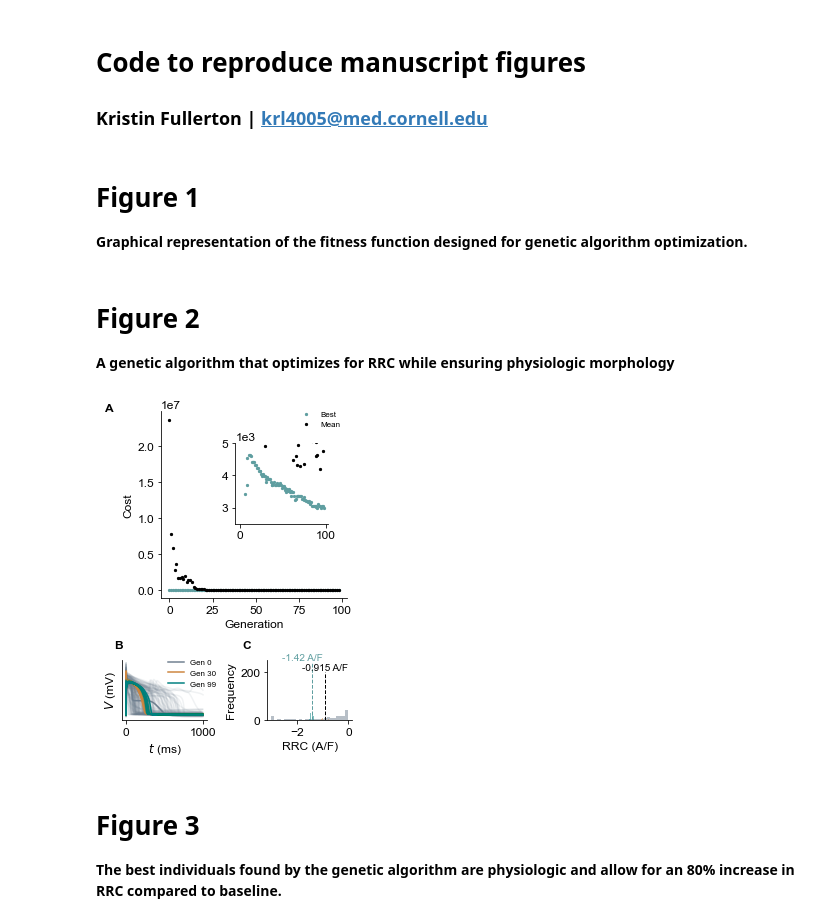
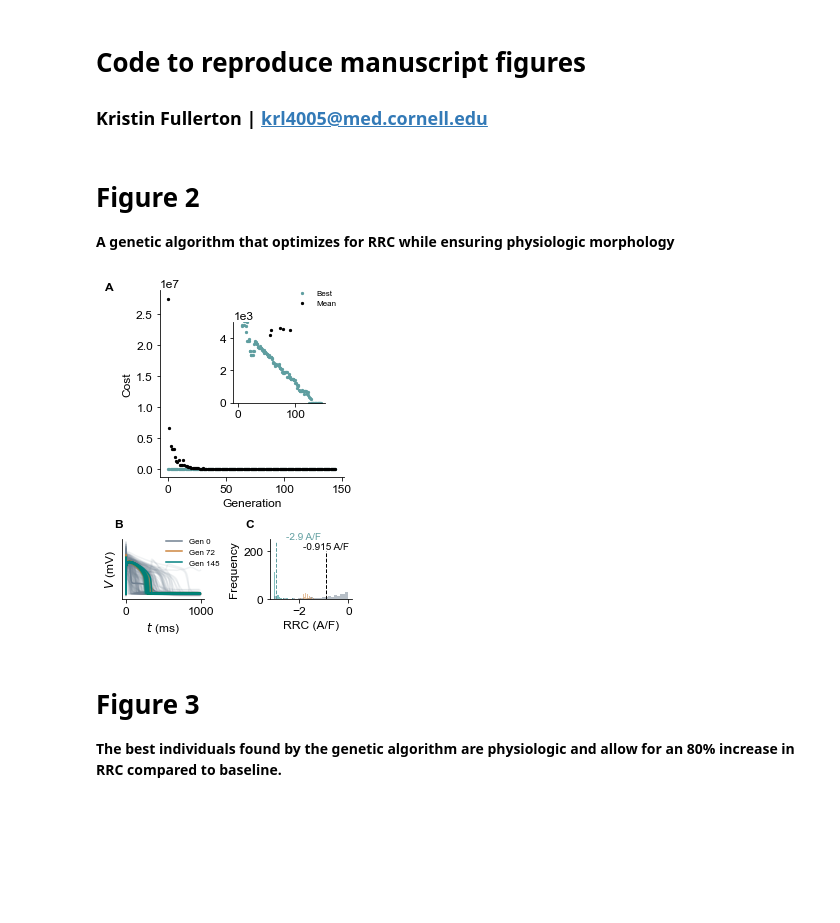
Before and after one commit to Christini-Lab/rrc-conductance-profile, a Jupyter notebook: reproduce_figures copy.ipynb, the cells around one changed output. Saved outputs shown, nothing was run; the diff lists cells and outputs as text; code cells hidden in the pictures; blank space fills up the shorter version.

```diff
--- a/reproduce_figures copy.ipynb
+++ b/reproduce_figures copy.ipynb
@@ -35,26 +35,22 @@ yScalarFormatter.set_powerlimits((0,0))
 # LOAD DATA
 
 
-data_path = '../'
-figures_path = '../figures/'
+data_path = '../new_ga_data/'
+figures_path = '../new_ga_data/figures/'
 
-all_trials =  generate_alldata(data_path, trials = ['trial1'])
+all_trials =  generate_alldata(data_path, trials = ['trial3'])
 
-fig2_data = all_trials[(all_trials['gen']==0) | (all_trials['gen']==30) | (all_trials['gen']==99)]
+fig2_data = all_trials[(all_trials['gen']==0) | (all_trials['gen']==72) | (all_trials['gen']==145)]
 fig2_data = fig2_data[fig2_data['rrc']!=5.000000e+07]
 fig2_data = fig2_data[['gen', 'trial', 'fitness', 'rrc', 't', 'v', 'cai']]
 
 #cond_data = pickle.load(open(data_path+'/cond_data.pkl', 'rb'))
 #robust_data = pickle.load(open(data_path+'/robust_data.pkl', 'rb'))
 
-best_data = all_trials[(all_trials['fitness']<3200) & (all_trials['total_morph_error']==0) & (all_trials['total_feature_error']==0)]
+best_data = all_trials[(all_trials['fitness']==0) & (all_trials['total_morph_error']==0) & (all_trials['total_feature_error']==0)]
 best_data.reset_index(inplace=True)
 
 #rrc_data = pd.read_csv(data_path+'/rrc_data.csv.bz2')
 #sens_data = pd.read_csv(data_path+'/sens_opt.csv.bz2')
 #sens_data_base = pd.read_csv(data_path+'/sens_baseline.csv.bz2')
 #sens_data_grandi = pd.read_csv(data_path+'/sens_grandi.csv.bz2')
-# %% [markdown]
-# Figure 1
-
-**Graphical representation of the fitness function designed for genetic algorithm optimization.**
@@ -174,15 +90,15 @@ for i in list(range(0, max(all_trials['trial'])+1)):
 
 axs4.set_ylabel('Cost')
 axs4.set_xlabel('Generation');
-axs4_in.set_ylim([-16000, 23000])
+#axs4_in.set_ylim([-16000, 23000])
 #axs4.indicate_inset_zoom(axs4_in, edgecolor="black", alpha = 1)
-axs4_in.set_ylim([2500, 5000])
+axs4_in.set_ylim([0, 5000])
 axs4_in.legend(['Best', 'Mean'], loc='upper right', bbox_to_anchor = (1.2,1.5), frameon = False, fontsize=8)
 axs4_in.ticklabel_format(axis="y", style="sci", scilimits=(0,0))
 
 ##########################################################################################################################################################
 # B) AP and C) RRC PLOTs
-gens = [0, 30, 99]
+gens = [0, 72, 145]
 colors = ['slategrey', 'peru', 'teal']
 for g in list(range(0, len(gens))):
     #HISTOGRAM
@@ -196,35 +112,35 @@ for g in list(range(0, len(gens))):
         axs5[0].plot(eval(ind['t']), eval(ind['v']), color = colors[g], alpha = 0.1)
         if i == len(fig2_data[fig2_data['gen']==gens[g]]['gen'])-1:
             axs5[0].plot(eval(ind['t']), eval(ind['v']), color = colors[g], label = 'Gen '+str(gens[g]))
 
 axs5[0].set_ylabel('$V$ (mV)')
 axs5[0].set_xlabel('$t$ (ms)')
 axs5[0].tick_params(left=False)
 axs5[0].tick_params(labelleft=False)
 axs5[0].legend(frameon=False, loc = (0.5,0.5), fontsize=8)
 
 axs5[1].set_ylabel('Frequency')
 axs5[1].set_xlabel('RRC (A/F)')
 
 # ANNOTATION
-mean_rrc = np.mean(-fig2_data[fig2_data['gen']==99]['rrc']*10)
+mean_rrc = np.mean(-fig2_data[fig2_data['gen']==gens[-1]]['rrc']*10)
 axs5[1].plot([mean_rrc, mean_rrc], [0, 240], color = 'cadetblue', linestyle = 'dashed', linewidth= 1)
 axs5[1].annotate(str(round(mean_rrc, 2))+' A/F', (-1.8, 250), ha='center', fontsize = 10, color = 'cadetblue')
 axs5[1].plot([-0.915, -0.915], [0, 200], color = 'black', linestyle = 'dashed', linewidth= 1)
 axs5[1].annotate('-0.915 A/F', (-0.915, 210), ha='center', fontsize = 10, color = 'black')
 
 ##########################################################################################################################################################
 # LETTER LABELS
 axs4.text(-0.3, 1, 'A', transform=axs4.transAxes, weight='bold')
 axs5[0].text(-0.1, 1.2, 'B', transform=axs5[0].transAxes, weight='bold')
 axs5[1].text(-0.3, 1.2, 'C', transform=axs5[1].transAxes, weight='bold')
 
 ##########################################################################################################################################################
 # SAVE FIGURE
 plt.savefig(figures_path+'fig2.pdf', trasparent=True)
 plt.savefig(figures_path+'fig2.png', trasparent=True)
 # %% [output]
-[figure, old version]
+[figure, new version]
 # %% [markdown]
 # Figure 3
 **The best individuals found by the genetic algorithm are physiologic and allow for an 80% increase in RRC compared to baseline.**
```
Also changed, not shown: parts of 14 cells of this notebook, 21 other files.
